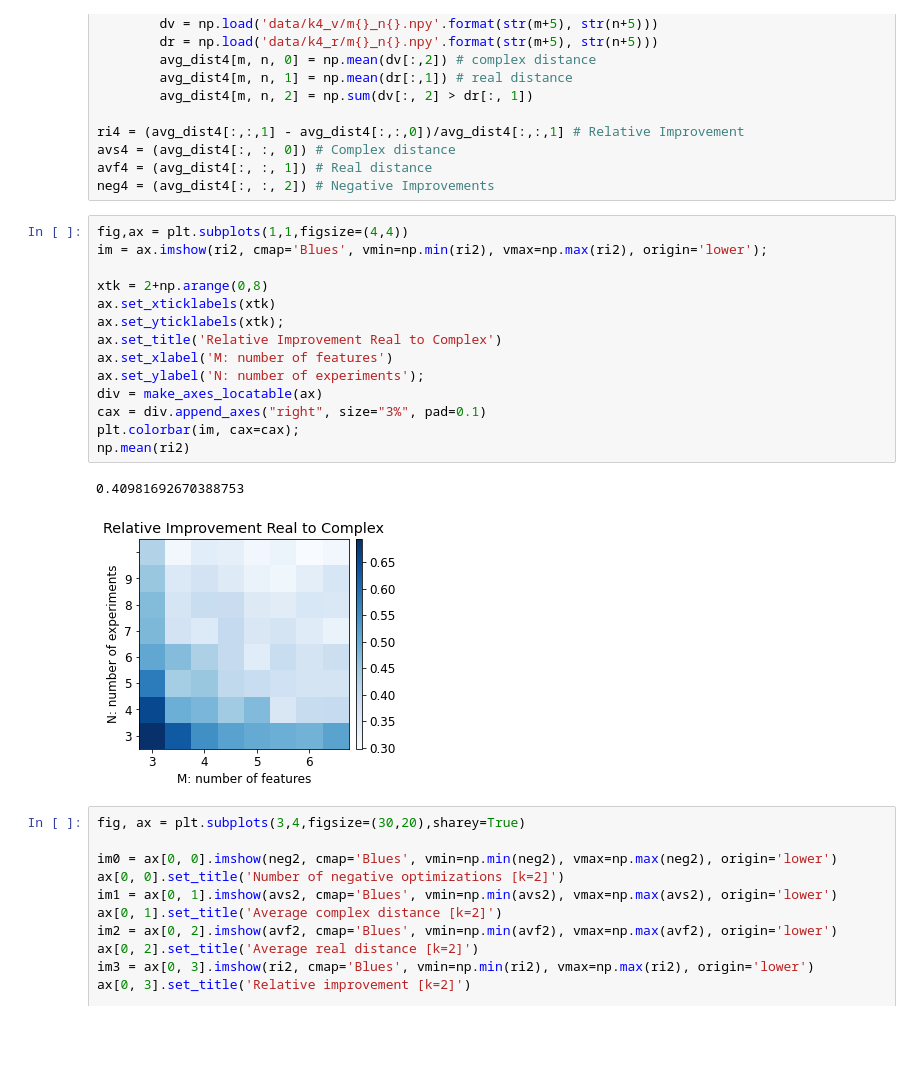
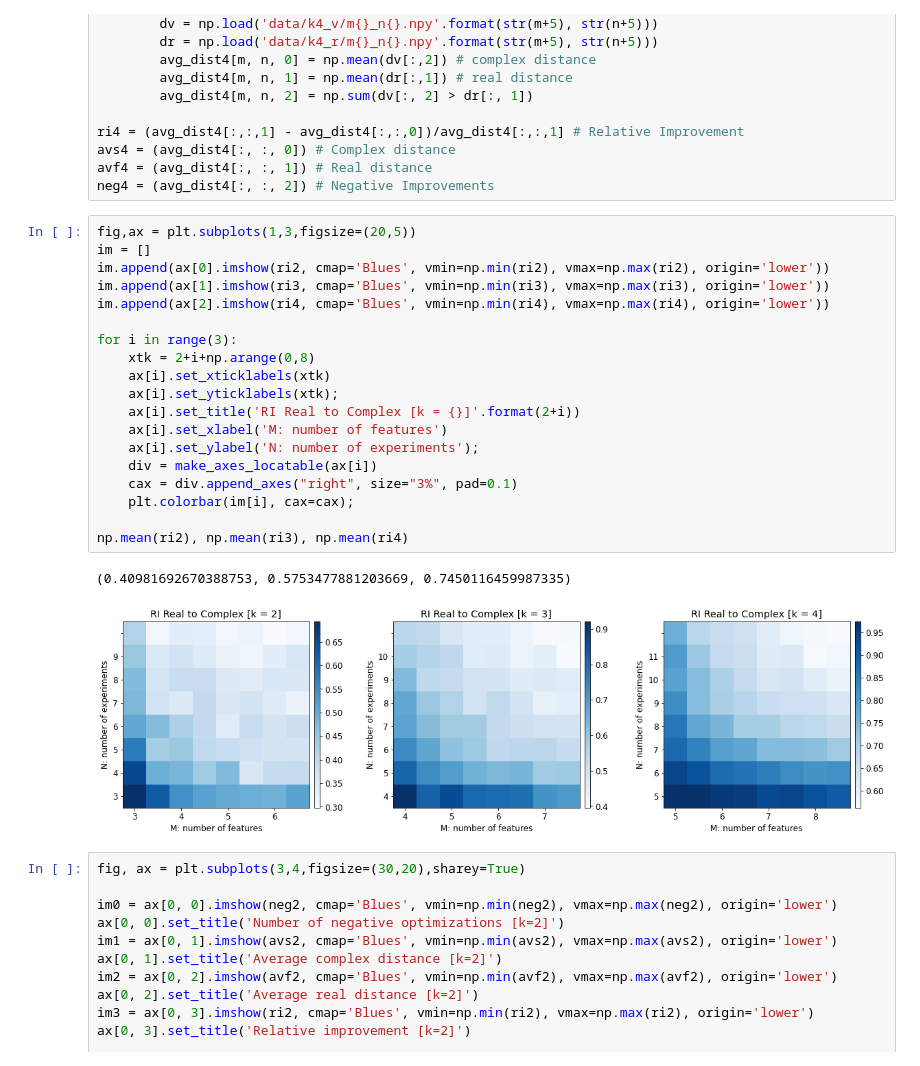
Before and after one commit to skozh/SVD, a Jupyter notebook: plot-all-vr.ipynb, the cells around one changed output. Cells and saved outputs as stored; diff of their text form; blank space fills up the shorter version.

```diff
--- a/plot-all-vr.ipynb
+++ b/plot-all-vr.ipynb
@@ -53,22 +53,27 @@ avs4 = (avg_dist4[:, :, 0]) # Complex distance
 avf4 = (avg_dist4[:, :, 1]) # Real distance
 neg4 = (avg_dist4[:, :, 2]) # Negative Improvements
 # %%
-fig,ax = plt.subplots(1,1,figsize=(4,4))
-im = ax.imshow(ri2, cmap='Blues', vmin=np.min(ri2), vmax=np.max(ri2), origin='lower');
+fig,ax = plt.subplots(1,3,figsize=(20,5))
+im = []
+im.append(ax[0].imshow(ri2, cmap='Blues', vmin=np.min(ri2), vmax=np.max(ri2), origin='lower'))
+im.append(ax[1].imshow(ri3, cmap='Blues', vmin=np.min(ri3), vmax=np.max(ri3), origin='lower'))
+im.append(ax[2].imshow(ri4, cmap='Blues', vmin=np.min(ri4), vmax=np.max(ri4), origin='lower'))
 
-xtk = 2+np.arange(0,8)
-ax.set_xticklabels(xtk)
-ax.set_yticklabels(xtk);
-ax.set_title('Relative Improvement Real to Complex')
-ax.set_xlabel('M: number of features')
-ax.set_ylabel('N: number of experiments');
-div = make_axes_locatable(ax)
-cax = div.append_axes("right", size="3%", pad=0.1)
-plt.colorbar(im, cax=cax);
-np.mean(ri2)
+for i in range(3):
+    xtk = 2+i+np.arange(0,8)
+    ax[i].set_xticklabels(xtk)
+    ax[i].set_yticklabels(xtk);
+    ax[i].set_title('RI Real to Complex [k = {}]'.format(2+i))
+    ax[i].set_xlabel('M: number of features')
+    ax[i].set_ylabel('N: number of experiments');
+    div = make_axes_locatable(ax[i])
+    cax = div.append_axes("right", size="3%", pad=0.1)
+    plt.colorbar(im[i], cax=cax);
+
+np.mean(ri2), np.mean(ri3), np.mean(ri4)
 # %% [output]
-0.40981692670388753
+(0.40981692670388753, 0.5753477881203669, 0.7450116459987335)
-[figure, old version]
+[figure, new version]
 # %%
 fig, ax = plt.subplots(3,4,figsize=(30,20),sharey=True)
 
```
